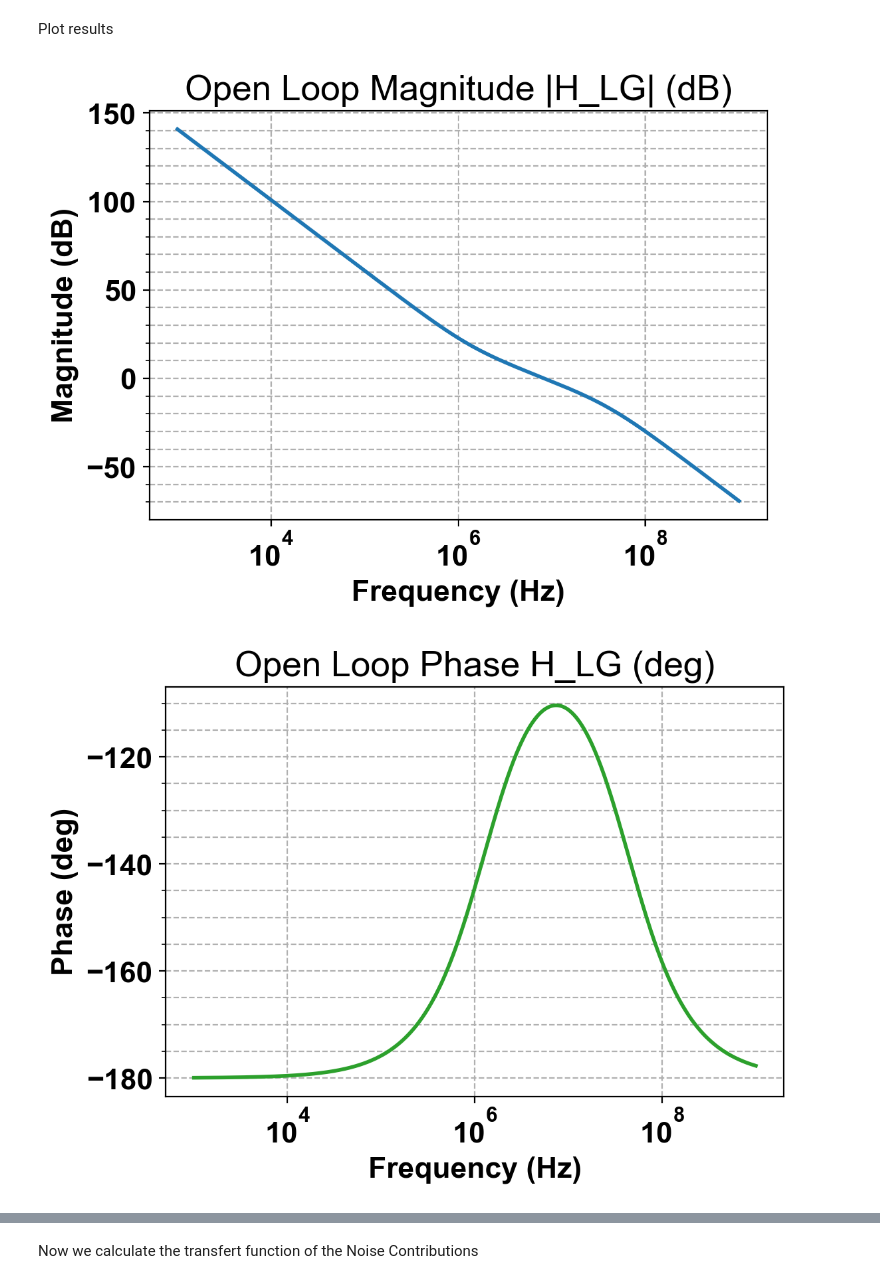
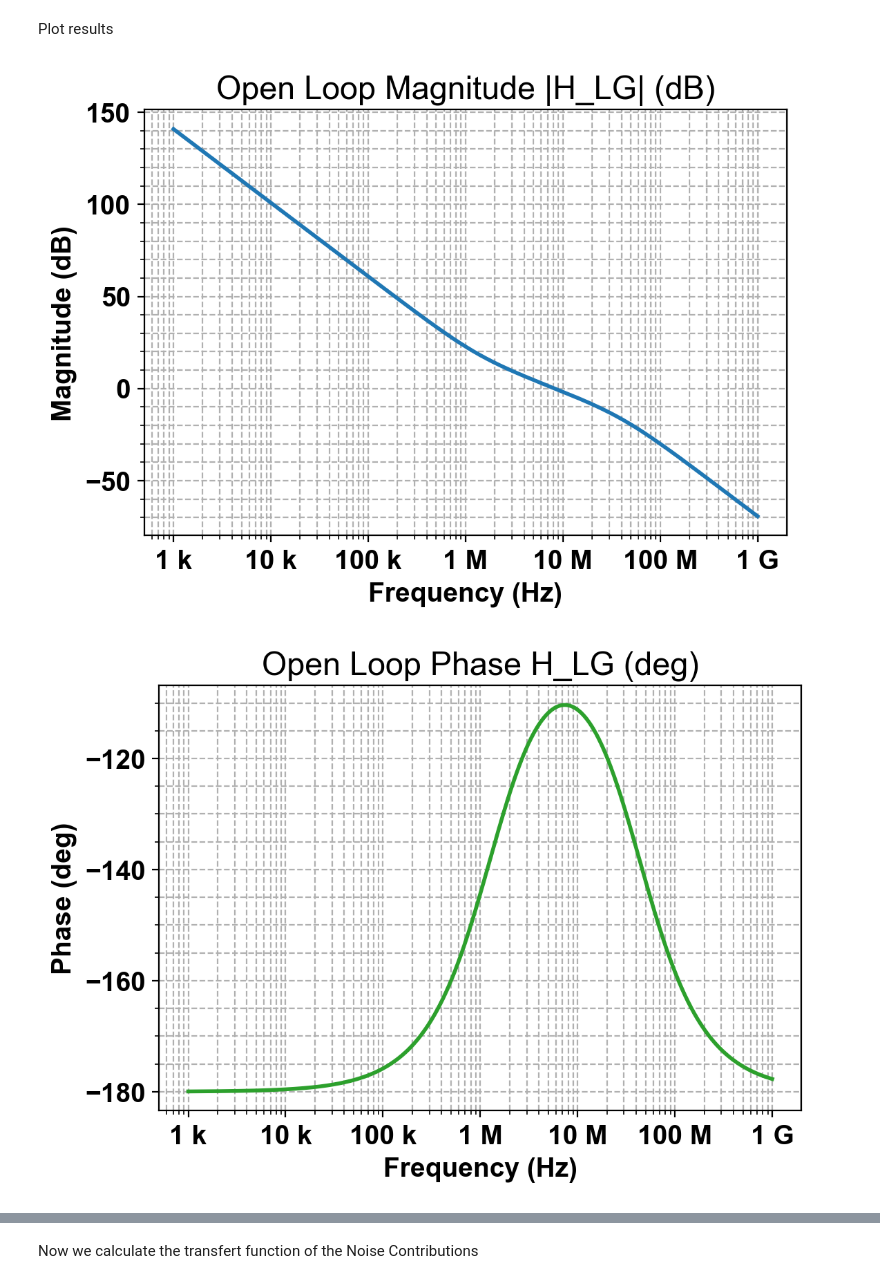
Before and after one commit to Torr250/serdes-modeling, a Jupyter notebook: pll/PllType2_Analog_2p5GHz_wNoise_TT_corrected.ipynb, the cells around one changed output, grey strips where cells are left out. Drawn from its saved outputs; the diff is of its cells as text; code cells hidden in the pictures.

```diff
--- a/pll/PllType2_Analog_2p5GHz_wNoise_TT_corrected.ipynb
+++ b/pll/PllType2_Analog_2p5GHz_wNoise_TT_corrected.ipynb
@@ -180,49 +180,41 @@ Plot results
 # %%
 # Set font properties
 plt.rcParams['font.family'] = 'Arial'
-plt.rcParams['font.size'] = 16
+plt.rcParams['font.size'] = 14
 plt.rcParams['font.weight'] = 'bold'
 
 # Plot Open Loop magnitude
 plt.figure(figsize=(6, 4), dpi=200)
 plt.minorticks_on()
 plt.semilogx(f, H_LG_mag_db, color='tab:blue', linewidth=2)
 plt.title('Open Loop Magnitude |H_LG| (dB)')
 plt.xlabel('Frequency (Hz)', fontweight='bold')
 plt.ylabel('Magnitude (dB)', fontweight='bold')
 plt.grid(True, linestyle='--', which='both')
+format_freq_axis(plt.gca())
 plt.show()
 
 # Plot Open Loop phase
 plt.figure(figsize=(6, 4), dpi=200)
 plt.minorticks_on()
 plt.semilogx(f, H_LG_phase_deg, color='tab:green', linewidth=2)
 plt.title('Open Loop Phase H_LG (deg)')
 plt.xlabel('Frequency (Hz)', fontweight='bold')
 plt.ylabel('Phase (deg)', fontweight='bold')
 plt.grid(True, linestyle='--', which='both')
+format_freq_axis(plt.gca())
 plt.show()
 
 # Plot Closed Loop magnitude
 plt.figure(figsize=(6, 4), dpi=200)
 plt.minorticks_on()
 plt.semilogx(f, H_CL_mag_db, color='tab:orange', linewidth=2)
 plt.title('Closed Loop Magnitude |H_CL| (dB)')
 plt.xlabel('Frequency (Hz)', fontweight='bold')
 plt.ylabel('Magnitude (dB)', fontweight='bold')
 plt.grid(True, linestyle='--', which='both')
+format_freq_axis(plt.gca())
 plt.show()
-
-# Plot Closed Loop step response
-plt.figure(figsize=(6, 4), dpi=200)
-plt.minorticks_on()
-plt.plot(t_out * 1e6, H_CL_step, color='tab:red', linewidth=2)
-plt.title('Closed Loop Step Response')
-plt.xlabel('Time (us)', fontweight='bold')
-plt.ylabel('Normalized amplitude', fontweight='bold')
-plt.grid(True, linestyle='--', which='major')
-plt.xlim([0, 1e6* settling_time * 1.2])  # Focus on settling time region
-plt.show()
 # %% [output]
-[figure, old version]
+[figure, new version]
-[figure, old version]
+[figure, new version]
```
Also changed, not shown: parts of 3 cells of this notebook, 5 other files.
